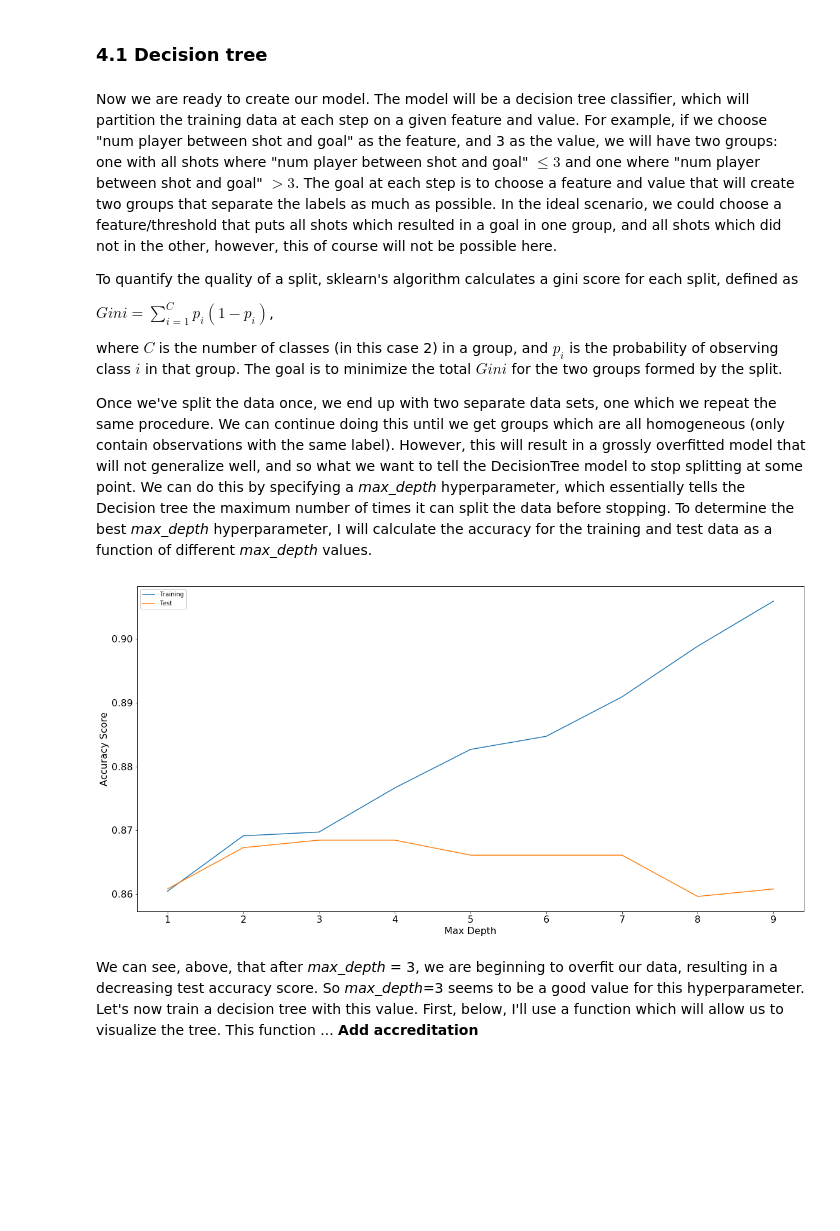
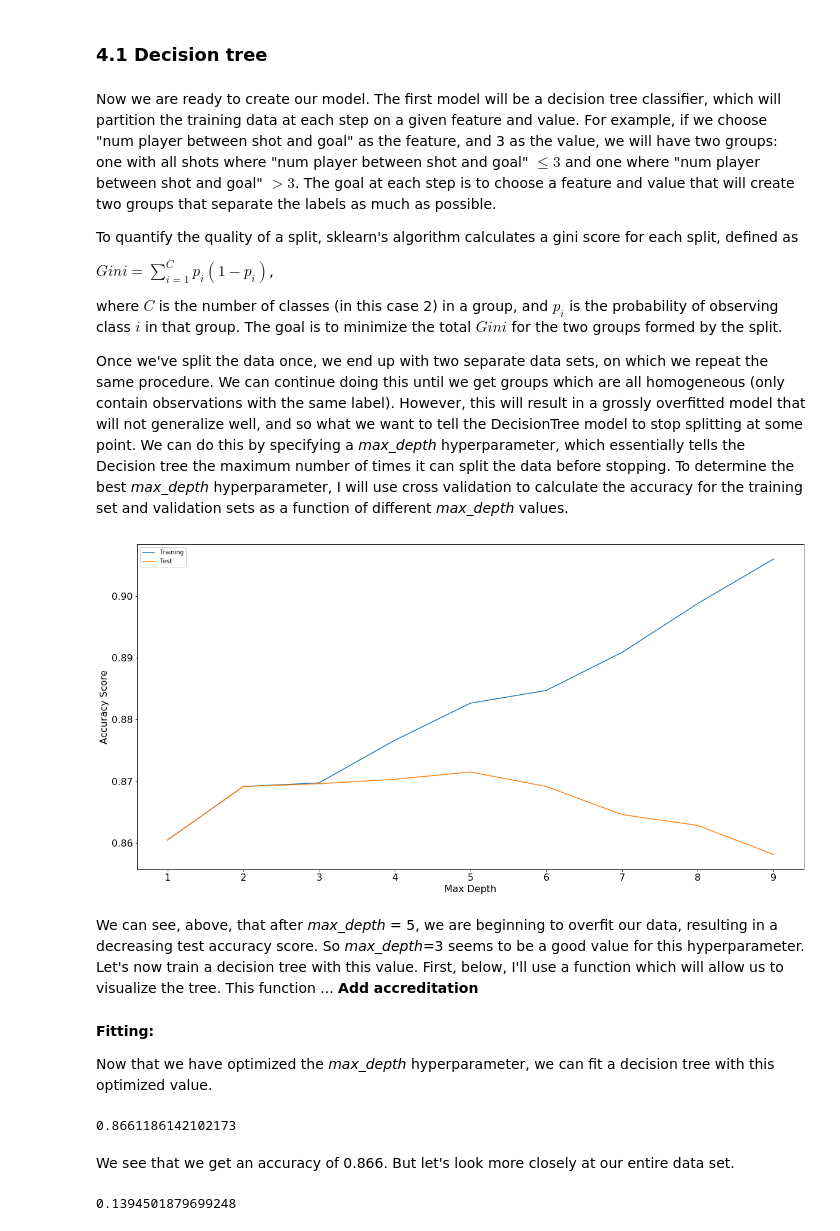
Before and after one commit to RobBlumberg/xg_model, a Jupyter notebook: src/xg_model.ipynb, the cells around one changed output. Saved outputs shown, nothing was run; the diff lists cells and outputs as text; code cells hidden in the pictures; blank space fills up the shorter version.

Commit message:
Got decision tree probabilities for xg, used cross val to optimize tree, and improved notebook documentation

```diff
--- a/src/xg_model.ipynb
+++ b/src/xg_model.ipynb
@@ -413,8 +443,8 @@ data_split = StratifiedShuffleSplit(n_splits=1, test_size=0.2, random_state=42)
 data_split_generator = data_split.split(all_la_liga_shots, all_la_liga_shots["outcome"])
 
 for training_indices, test_indices in data_split_generator:
-    shot_training_set = all_la_liga_shots_copy.iloc[training_indices]
-    shot_test_set = all_la_liga_shots_copy.iloc[test_indices]
+    shot_training_set = all_la_liga_shots.iloc[training_indices]
+    shot_test_set = all_la_liga_shots.iloc[test_indices]
 # %%
 shot_training_set
 # %% [output]
@@ -619,7 +689,7 @@ y_test = shot_test_set["outcome"]
 # %% [markdown]
 ### 4.1 Decision tree
 # %% [markdown]
-Now we are ready to create our model. The model will be a decision tree classifier, which will partition the training data at each step on a given feature and value. For example, if we choose "num player between shot and goal" as the feature, and 3 as the value, we will have two groups: one with all shots where "num player between shot and goal" $\leq3$ and one where "num player between shot and goal" $>3$. The goal at each step is to choose a feature and value that will create two groups that separate the labels as much as possible. In the ideal scenario, we could choose a feature/threshold that puts all shots which resulted in a goal in one group, and all shots which did not in the other, however, this of course will not be possible here.
+Now we are ready to create our model. The first model will be a decision tree classifier, which will partition the training data at each step on a given feature and value. For example, if we choose "num player between shot and goal" as the feature, and 3 as the value, we will have two groups: one with all shots where "num player between shot and goal" $\leq3$ and one where "num player between shot and goal" $>3$. The goal at each step is to choose a feature and value that will create two groups that separate the labels as much as possible.
 
 To quantify the quality of a split, sklearn's algorithm calculates a gini score for each split, defined as
 
@@ -627,28 +697,46 @@ $Gini = \sum_{i=1}^C p_i(1-p_i)$,
 
 where $C$ is the number of classes (in this case 2) in a group, and $p_i$ is the probability of observing class $i$ in that group. The goal is to minimize the total $Gini$ for the two groups formed by the split.
 
-Once we've split the data once, we end up with two separate data sets, one which we repeat the same procedure. We can continue doing this until we get groups which are all homogeneous (only contain observations with the same label). However, this will result in a grossly overfitted model that will not generalize well, and so what we want to tell the DecisionTree model to stop splitting at some point. We can do this by specifying a _max_depth_ hyperparameter, which essentially tells the Decision tree the maximum number of times it can split the data before stopping. To determine the best _max_depth_ hyperparameter, I will calculate the accuracy for the training and test data as a function of different _max_depth_ values.
+Once we've split the data once, we end up with two separate data sets, on which we repeat the same procedure. We can continue doing this until we get groups which are all homogeneous (only contain observations with the same label). However, this will result in a grossly overfitted model that will not generalize well, and so what we want to tell the DecisionTree model to stop splitting at some point. We can do this by specifying a _max_depth_ hyperparameter, which essentially tells the Decision tree the maximum number of times it can split the data before stopping. To determine the best _max_depth_ hyperparameter, I will use cross validation to calculate the accuracy for the training set and validation sets as a function of different _max_depth_ values.
 # %%
 list_training_scores = []
-list_test_scores = []
+list_val_scores = []
 list_max_depth = range(1, 10)
 
 for d in list_max_depth:
     tree_class = DecisionTreeClassifier(max_depth=d)
+    validation_score= np.mean(cross_val_score(tree_class, X_train, y_train, cv=10))
+
     tree_class.fit(X_train, y_train)
     training_score = tree_class.score(X_train, y_train)
-    test_score = tree_class.score(X_test, y_test)
+
     list_training_scores.append(training_score)
-    list_test_scores.append(test_score)
+    list_val_scores.append(validation_score)
 # %%
 fig = plt.figure(figsize = (20,10))
 plt.plot(list_max_depth, list_training_scores)
-plt.plot(list_max_depth, list_test_scores)
+plt.plot(list_max_depth, list_val_scores)
 plt.xlabel("Max Depth", size = 16)
 plt.ylabel("Accuracy Score", size = 16)
 plt.legend(["Training", "Test"])
 plt.tick_params(labelsize = 16)
 # %% [output]
-[figure, old version]
+[figure, new version]
 # %% [markdown]
-We can see, above, that after _max_depth_ = 3, we are beginning to overfit our data, resulting in a decreasing test accuracy score. So _max_depth_=3 seems to be a good value for this hyperparameter. Let's now train a decision tree with this value. First, below, I'll use a function which will allow us to visualize the tree. This function ... **Add accreditation**
+We can see, above, that after _max_depth_ = 5, we are beginning to overfit our data, resulting in a decreasing test accuracy score. So _max_depth_=3 seems to be a good value for this hyperparameter. Let's now train a decision tree with this value. First, below, I'll use a function which will allow us to visualize the tree. This function ... **Add accreditation**
+# %% [markdown]
+**Fitting:**
+
+Now that we have optimized the _max_depth_ hyperparameter, we can fit a decision tree with this optimized value.
+# %%
+tree_class = DecisionTreeClassifier(max_depth=5)
+tree_class.fit(X_train, y_train)
+tree_class.score(X_test, y_test)
+# %% [output]
+0.8661186142102173
+# %% [markdown]
+We see that we get an accuracy of 0.866. But let's look more closely at our entire data set.
+# %%
+all_la_liga_shots["outcome"].sum() / all_la_liga_shots["outcome"].count()
+# %% [output]
+0.1394501879699248
```
Also changed, not shown: parts of 26 cells of this notebook, 1 other file.
